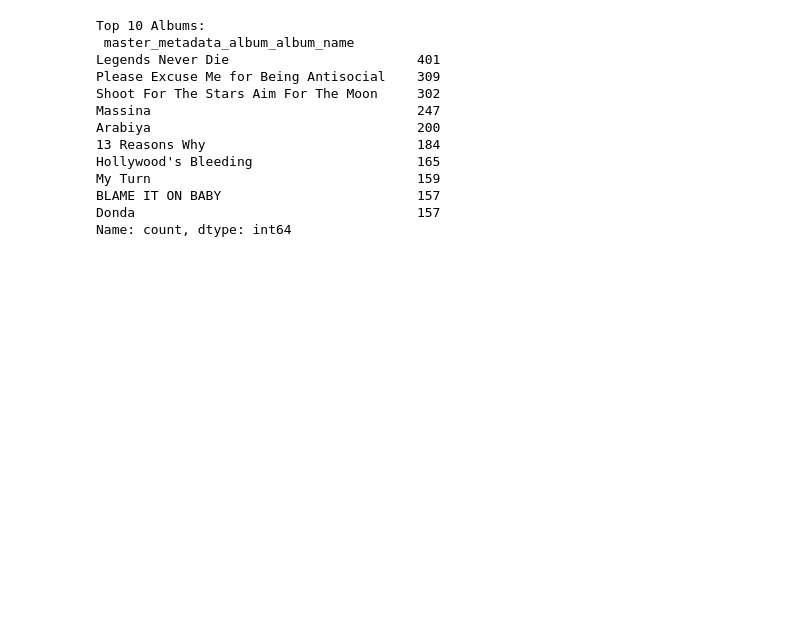
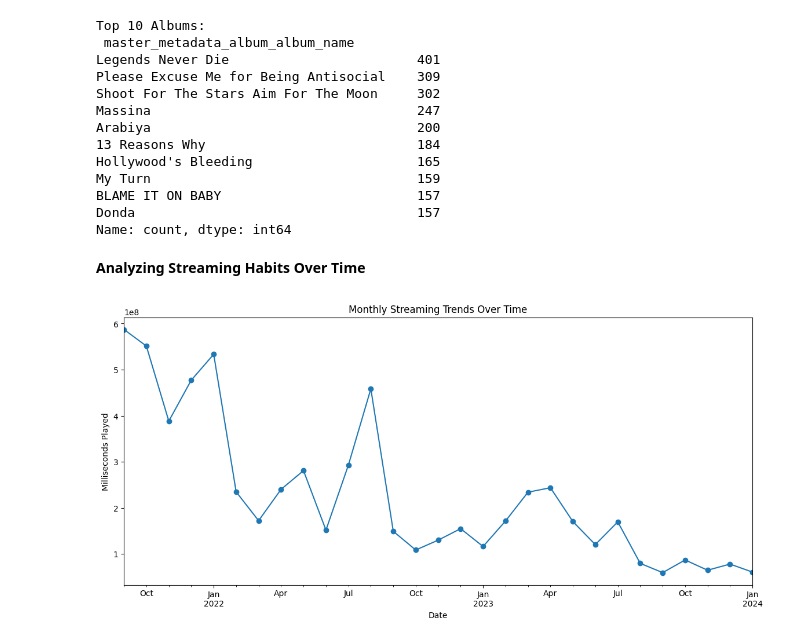
Before and after one commit to ReapredatoR/My_Spotify_Data_Analysis, a Jupyter notebook: main.ipynb, the cells around one changed output. Drawn from its saved outputs; the diff is of its cells as text; code cells hidden in the pictures; blank space fills up the shorter version.

Commit message:
Streaming Habits Over Time

```diff
--- a/main.ipynb
+++ b/main.ipynb
@@ -230,3 +230,18 @@ My Turn                                  159
 BLAME IT ON BABY                         157
 Donda                                    157
 Name: count, dtype: int64
+# %% [markdown]
+**Analyzing Streaming Habits Over Time**
+# %%
+# Analyze streaming habits over time (monthly trends)
+monthly_streaming_trends = clean_data.resample('M', on='ts')['ms_played'].sum()
+
+# Plot streaming trends
+plt.figure(figsize=(14, 6))
+monthly_streaming_trends.plot(marker='o')
+plt.title('Monthly Streaming Trends Over Time')
+plt.xlabel('Date')
+plt.ylabel('Milliseconds Played')
+plt.show()
+# %% [output]
+[figure, added]
```
